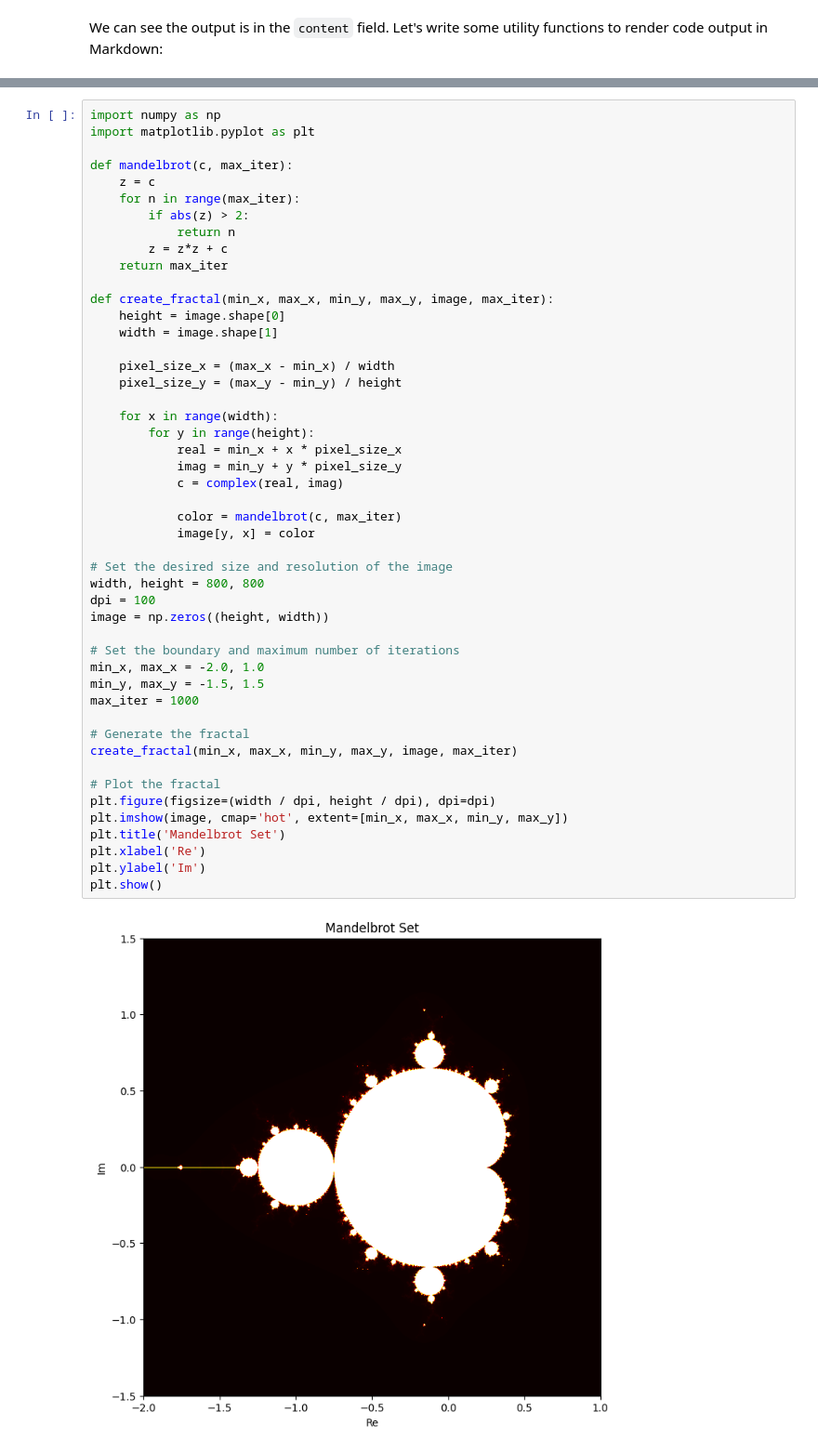
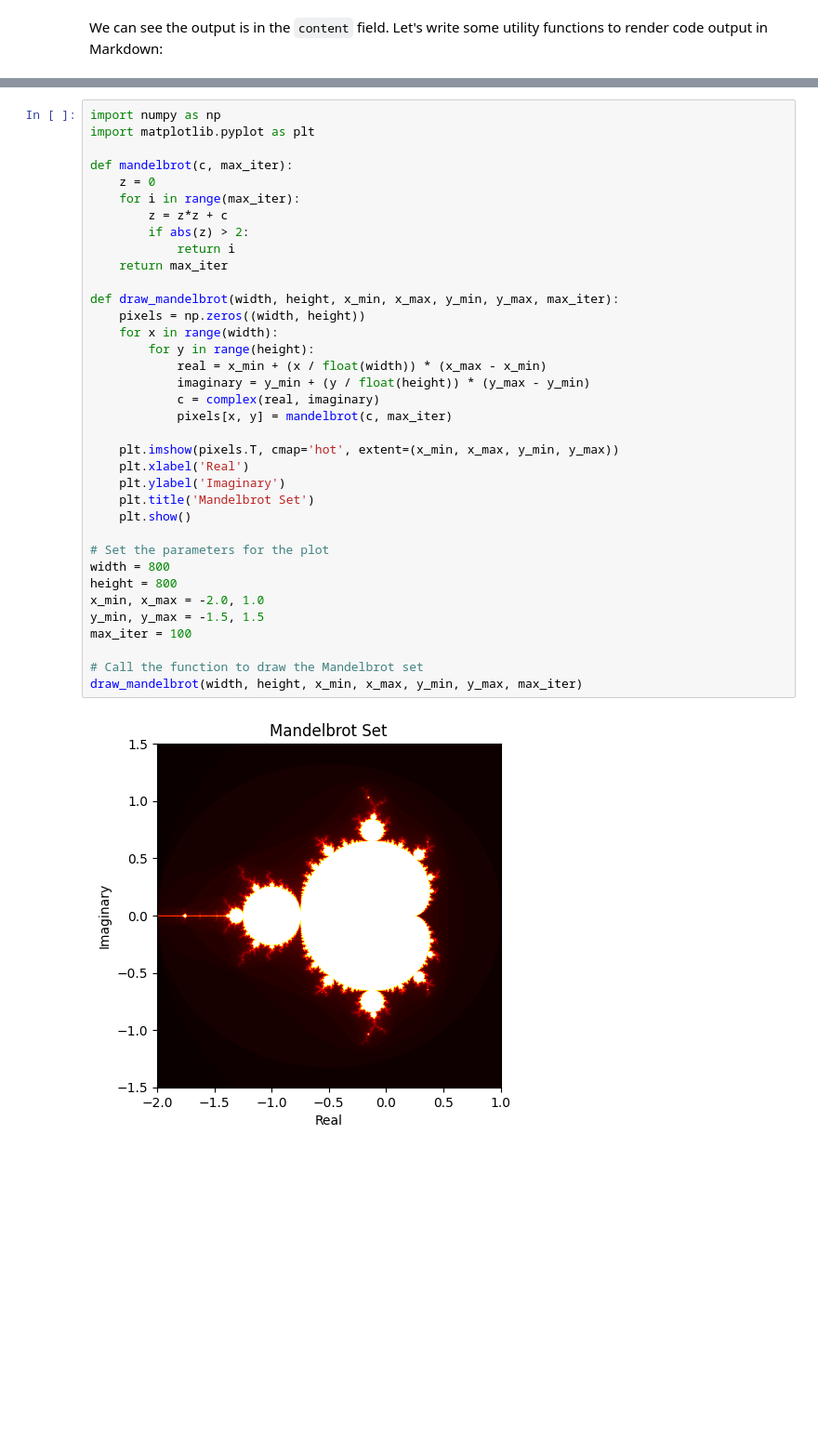
Before and after one commit to malminhas/chatgpt, a Jupyter notebook: chatgpt-playbook.ipynb, the cells around one changed output, grey strips where cells are left out. Shown at 93% size. Drawn from its saved outputs; the diff is of its cells as text; blank space fills up the shorter version.

```diff
--- a/chatgpt-playbook.ipynb
+++ b/chatgpt-playbook.ipynb
@@ -169,50 +174,38 @@ To execute the code, simply copy and paste it into a Python environment (e.g., J
 # %%
 import numpy as np
 import matplotlib.pyplot as plt
 
 def mandelbrot(c, max_iter):
-    z = c
-    for n in range(max_iter):
+    z = 0
+    for i in range(max_iter):
+        z = z*z + c
         if abs(z) > 2:
-            return n
-        z = z*z + c
+            return i
     return max_iter
 
-def create_fractal(min_x, max_x, min_y, max_y, image, max_iter):
-    height = image.shape[0]
-    width = image.shape[1]
-
-    pixel_size_x = (max_x - min_x) / width
-    pixel_size_y = (max_y - min_y) / height
-
+def draw_mandelbrot(width, height, x_min, x_max, y_min, y_max, max_iter):
+    pixels = np.zeros((width, height))
     for x in range(width):
         for y in range(height):
-            real = min_x + x * pixel_size_x
-            imag = min_y + y * pixel_size_y
-            c = complex(real, imag)
+            real = x_min + (x / float(width)) * (x_max - x_min)
+            imaginary = y_min + (y / float(height)) * (y_max - y_min)
+            c = complex(real, imaginary)
+            pixels[x, y] = mandelbrot(c, max_iter)
 
-            color = mandelbrot(c, max_iter)
-            image[y, x] = color
+    plt.imshow(pixels.T, cmap='hot', extent=(x_min, x_max, y_min, y_max))
+    plt.xlabel('Real')
+    plt.ylabel('Imaginary')
+    plt.title('Mandelbrot Set')
+    plt.show()
 
-# Set the desired size and resolution of the image
-width, height = 800, 800
-dpi = 100
-image = np.zeros((height, width))
+# Set the parameters for the plot
+width = 800
+height = 800
+x_min, x_max = -2.0, 1.0
+y_min, y_max = -1.5, 1.5
+max_iter = 100
 
-# Set the boundary and maximum number of iterations
-min_x, max_x = -2.0, 1.0
-min_y, max_y = -1.5, 1.5
-max_iter = 1000
-
-# Generate the fractal
-create_fractal(min_x, max_x, min_y, max_y, image, max_iter)
-
-# Plot the fractal
-plt.figure(figsize=(width / dpi, height / dpi), dpi=dpi)
-plt.imshow(image, cmap='hot', extent=[min_x, max_x, min_y, max_y])
-plt.title('Mandelbrot Set')
-plt.xlabel('Re')
-plt.ylabel('Im')
-plt.show()
+# Call the function to draw the Mandelbrot set
+draw_mandelbrot(width, height, x_min, x_max, y_min, y_max, max_iter)
 # %% [output]
-[figure, old version]
+[figure, new version]
```
Also changed, not shown: parts of 9 cells of this notebook, 3 other files.
